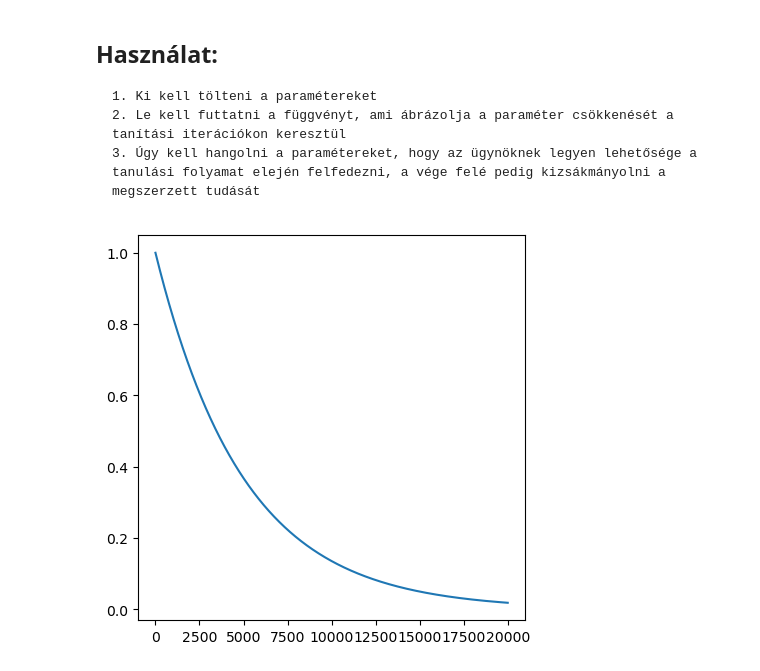
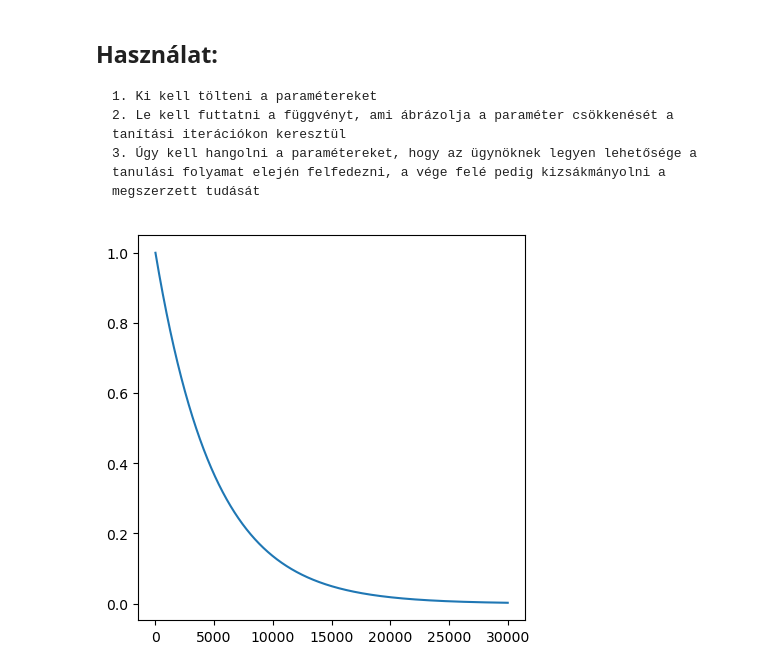
Before and after one commit to basictask/Intelligencia, a Jupyter notebook: supplementary/eps_decay.ipynb, the cells around one changed output. Drawn from its saved outputs; the diff is of its cells as text; code cells hidden in the pictures.

```diff
--- a/supplementary/eps_decay.ipynb
+++ b/supplementary/eps_decay.ipynb
@@ -17,12 +17,12 @@ def plot_eps_decay(eps_start, eps_end, eps_decay, n_iter):
     plt.plot(track)
     plt.show()
 # %%
-max_i = 20000
+max_i = 30000
 eps_end = 0.0  # Felfedezési ráta kezdőértéke
 eps_start = 1.0  # Felfedezési ráta végértéke
 eps_decay = 0.9998  # Felfedezési ráta iterációnként ennyivel fog csökkenni
 eps = eps_start
 
 plot_eps_decay(eps_start, eps_end, eps_decay, max_i)
 # %% [output]
-[figure, old version]
+[figure, new version]
```
Also changed, not shown: 2 other files.
